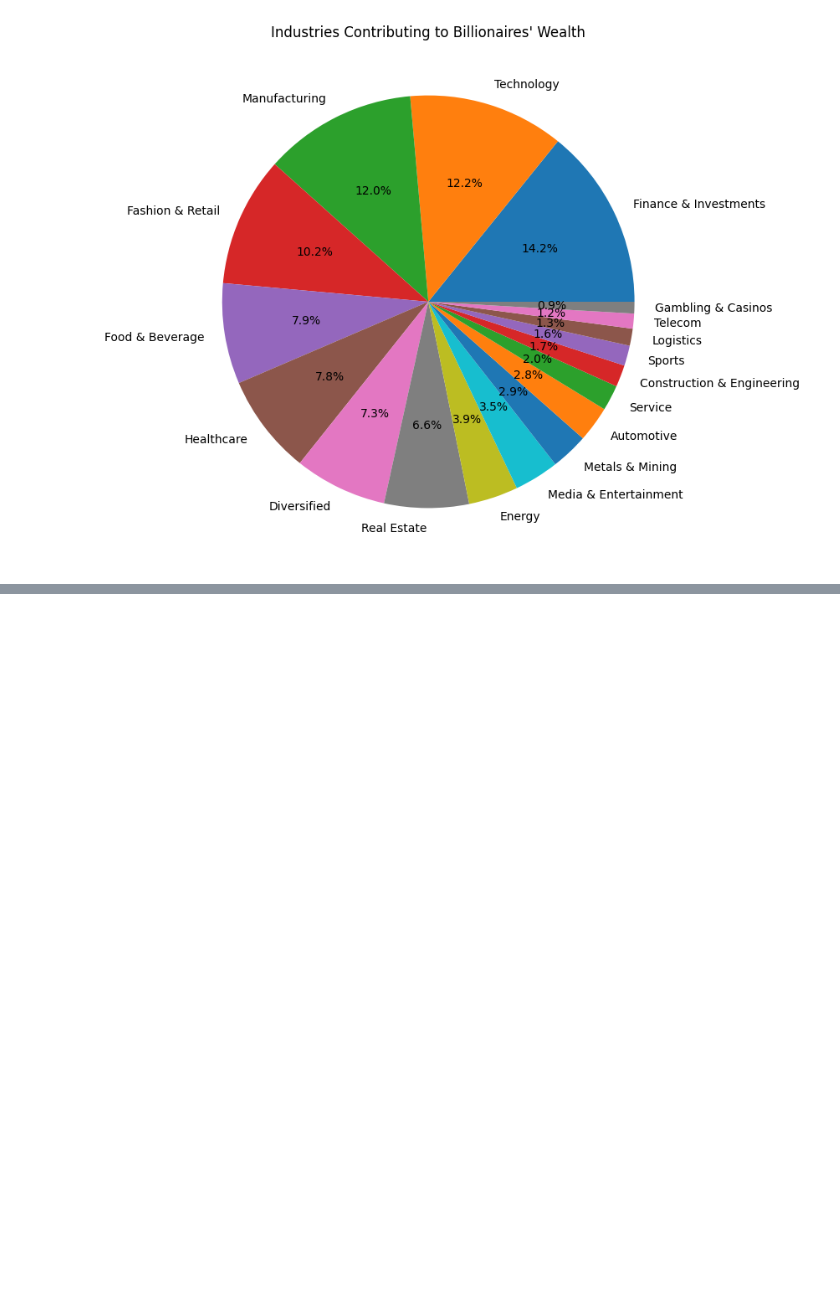
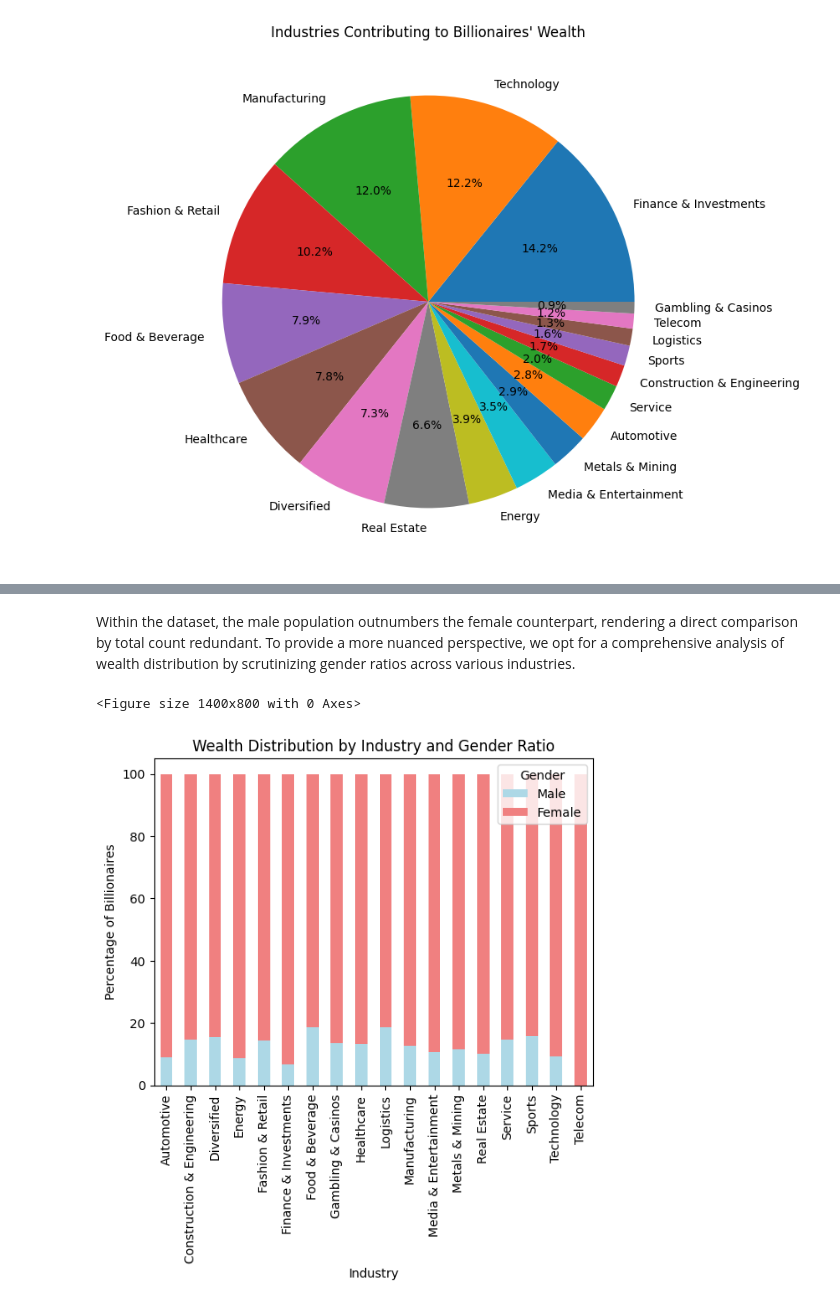
Before and after one commit to mujtabach2/BillionaireEDA, a Jupyter notebook: assignment1.ipynb, the cells around one changed output, grey strips where cells are left out. Drawn from its saved outputs; the diff is of its cells as text; code cells hidden in the pictures; blank space fills up the shorter version.

```diff
--- a/assignment1.ipynb
+++ b/assignment1.ipynb
@@ -219,0 +383,4 @@ plt.show()
+# %%
+# Group by 'category' and 'gender', and calculate the count of billionaires in each group
+wealth_distribution = df.groupby(['category', 'gender']).size().unstack()
+display(wealth_distribution)
@@ -219,0 +408,16 @@ plt.show()
+# %% [markdown]
+Within the dataset, the male population outnumbers the female counterpart, rendering a direct comparison by total count redundant. To provide a more nuanced perspective, we opt for a comprehensive analysis of wealth distribution by scrutinizing gender ratios across various industries.
+# %%
+wealth_distribution_ratio = wealth_distribution.div(wealth_distribution.sum(axis=1), axis=0) * 100
+
+# Plot the grouped data
+plt.figure(figsize=(14, 8))
+wealth_distribution_ratio.plot(kind='bar', stacked=True, color=['lightblue', 'lightcoral'])
+plt.title('Wealth Distribution by Industry and Gender Ratio')
+plt.xlabel('Industry')
+plt.ylabel('Percentage of Billionaires')
+plt.legend(title='Gender', labels=['Male', 'Female'])
+plt.show()
+# %% [output]
+<Figure size 1400x800 with 0 Axes>
+[figure, added]
```
Also changed, not shown: parts of 61 cells of this notebook.
